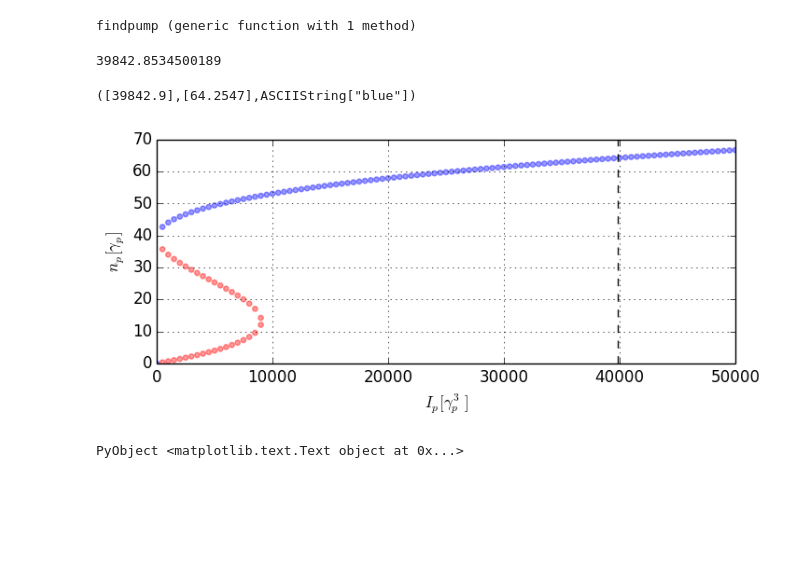
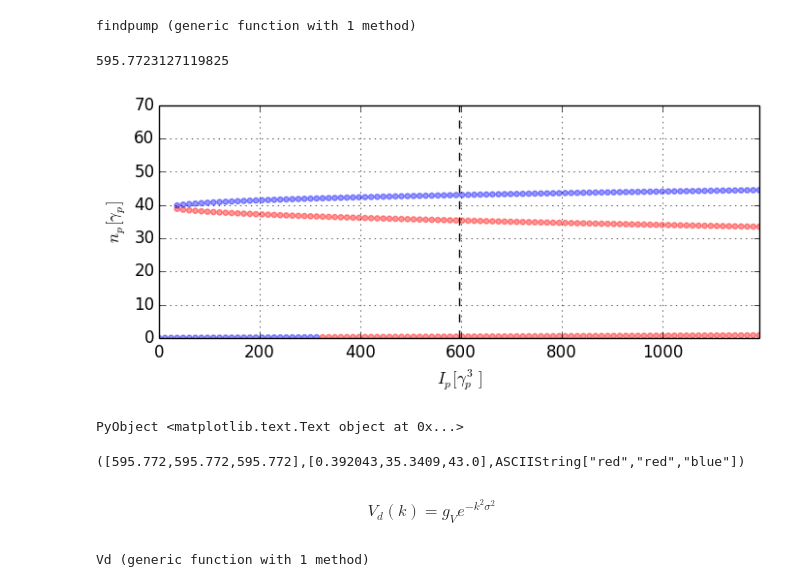
Before and after one commit to berceanu/notebooks, a Jupyter notebook: julia/1pump_gaussian.ipynb, the cells around one changed output. Saved outputs shown, nothing was run; the diff lists cells and outputs as text; code cells hidden in the pictures; blank space fills up the shorter version.

```diff
--- a/julia/1pump_gaussian.ipynb
+++ b/julia/1pump_gaussian.ipynb
@@ -165,6 +168,24 @@ end
 # %% [output]
 findpump (generic function with 1 method)
 # %%
-findpump(k_pmpx, k_pmpy, omega_p, n_p)
+ipchosen = findpump(k_pmpx, k_pmpy, omega_p, n_p)
 # %% [output]
-39842.8534500189
+595.7723127119825
+# %%
+fig, ax = plt.subplots(figsize=(8, 3))
+ipmax=2ipchosen
+for ip in linspace(0, ipmax, 100)
+    ips, nps, colors = mfroots(k_pmpx, k_pmpy, omega_p, ip)
+    for idx = 1:length(ips)
+        ax[:scatter](ips[idx], nps[idx], s=15, alpha=0.4, color=colors[idx])
+    end
+end
+ax[:axvline](x=ipchosen, color="black", ls="dashed")
+ax[:grid]()
+ax[:set_ylim](0, 70)
+ax[:set_xlim](0, ipmax)
+ax[:set_xlabel](L"$I_p [\gamma_p^3]$")
+ax[:set_ylabel](L"$n_p [\gamma_p]$")
+# %% [output]
+[figure, added]
+PyObject <matplotlib.text.Text object at 0x...>
@@ -171,22 +195,11 @@ findpump(k_pmpx, k_pmpy, omega_p, n_p)
 # %%
-mfroots(k_pmpx, k_pmpy, omega_p, 39842.8534500189)
+#check
+mfroots(k_pmpx, k_pmpy, omega_p, ipchosen)
 # %% [output]
-([39842.9],[64.2547],ASCIIString["blue"])
+([595.772,595.772,595.772],[0.392043,35.3409,43.0],ASCIIString["red","red","blue"])
-# %%
-fig, ax = plt.subplots(figsize=(8, 3))
-ipmax=50000
-for ip = 0:500.:ipmax
-    ips, nps, colors = mfroots(k_pmpx, k_pmpy, omega_p, ip)
-    for idx = 1:length(ips)
-        ax[:scatter](ips[idx], nps[idx], s=15, alpha=0.4, color=colors[idx])
-    end
-end
-ax[:axvline](x=39842.853, color="black", ls="dashed")
-ax[:grid]()
-ax[:set_ylim](0, 70)
-ax[:set_xlim](0, ipmax)
-ax[:set_xlabel](L"$I_p [\gamma_p^3]$")
-ax[:set_ylabel](L"$n_p [\gamma_p]$")
-# %% [output]
-[figure, removed]
-PyObject <matplotlib.text.Text object at 0x...>
+# %% [markdown]
+$$V_d(k) = g_V e^{-k^2 \sigma^2}$$
+# %%
+Vd(kx, ky, σ, gV) = gV*exp(-σ^2*(kx^2+ky^2))
+# %% [output]
+Vd (generic function with 1 method)
```
Also changed, not shown: parts of 32 cells of this notebook, 3 other files.
